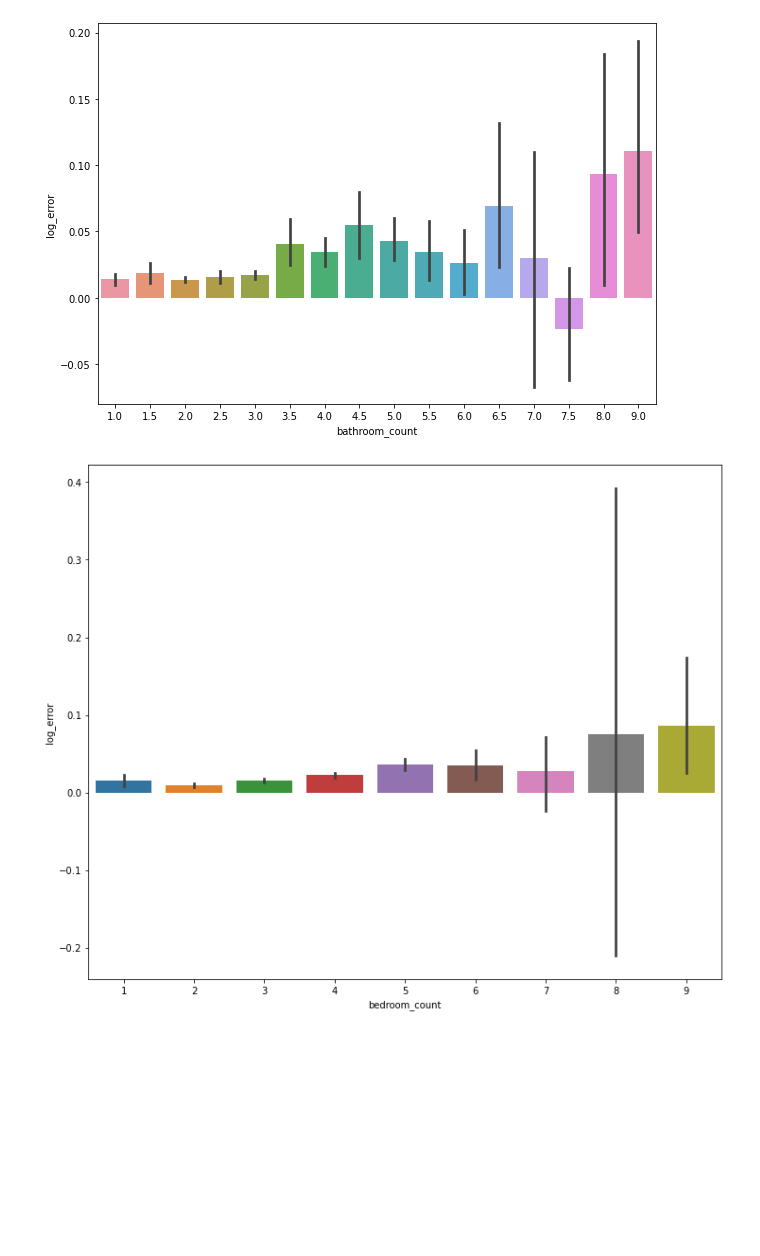
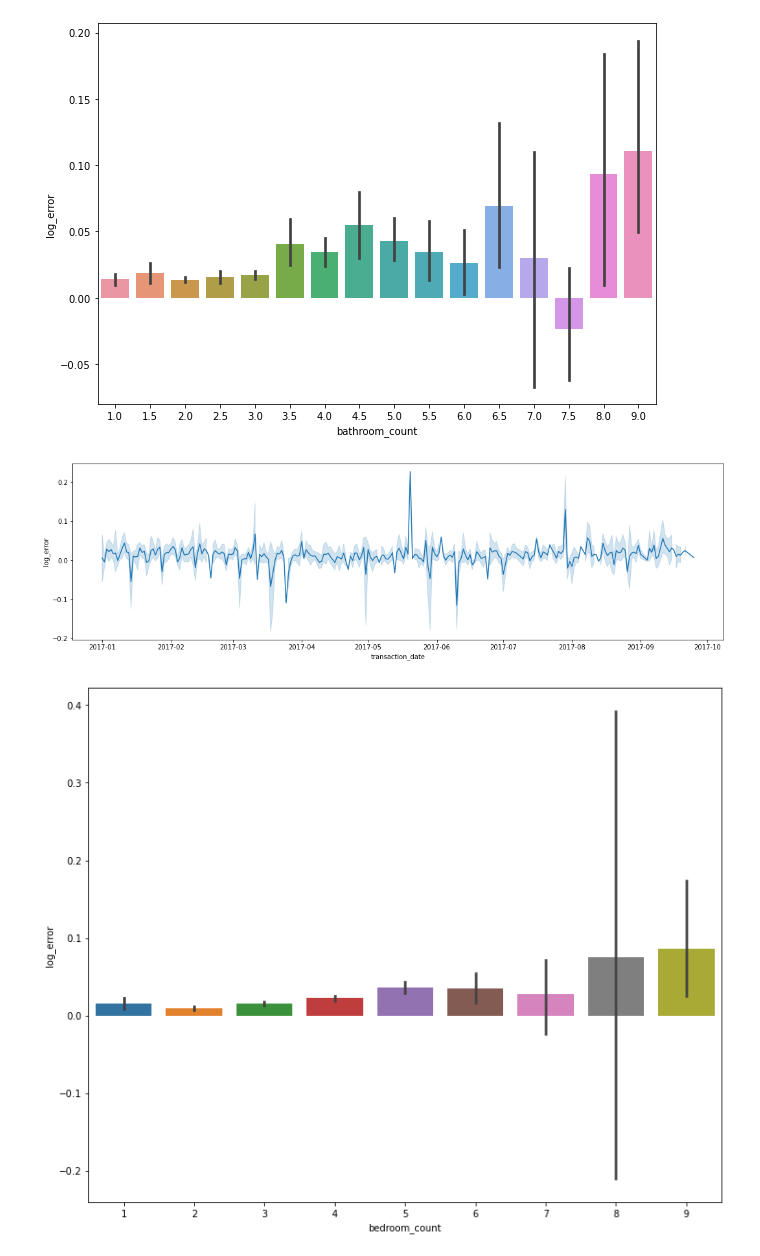
Before and after one commit to Schmidl-Gautam/zillow_clustering, a Jupyter notebook: explore.ipynb, the cells around one changed output. Drawn from its saved outputs; the diff is of its cells as text; code cells hidden in the pictures; blank space fills up the shorter version.

```diff
--- a/explore.ipynb
+++ b/explore.ipynb
@@ -78,6 +78,11 @@ plt.figure(figsize=(10, 7))
 sns.barplot(x="bathroom_count", y="log_error", data=train);
 # %% [output]
 [figure]
+# %%
+plt.figure(figsize=(18, 5))
+sns.lineplot(x="transaction_date", y="log_error", data=train);
+# %% [output]
+[figure, added]
 # %%
 plt.figure(figsize=(12, 10))
 sns.barplot(x="bedroom_count", y="log_error", data=train);
```
Also changed, not shown: 2 other files.
